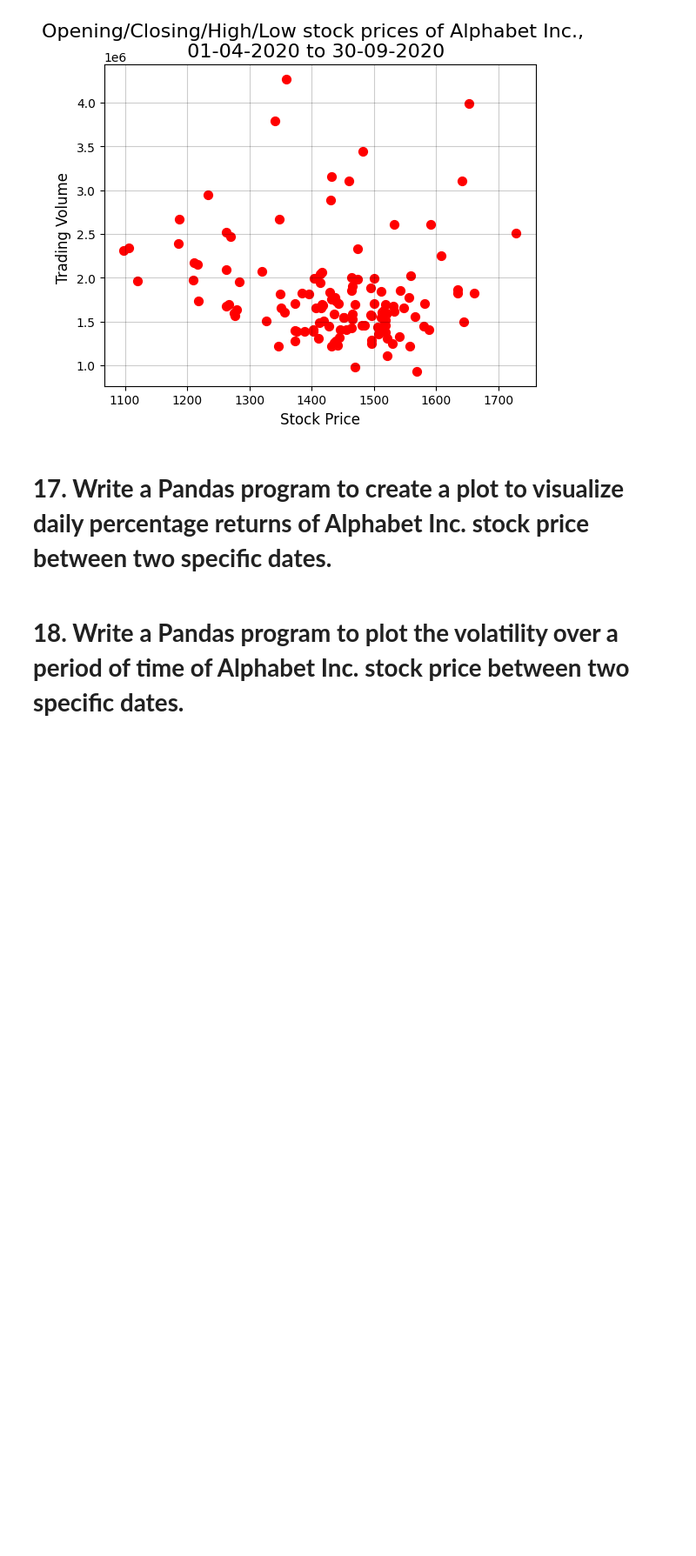
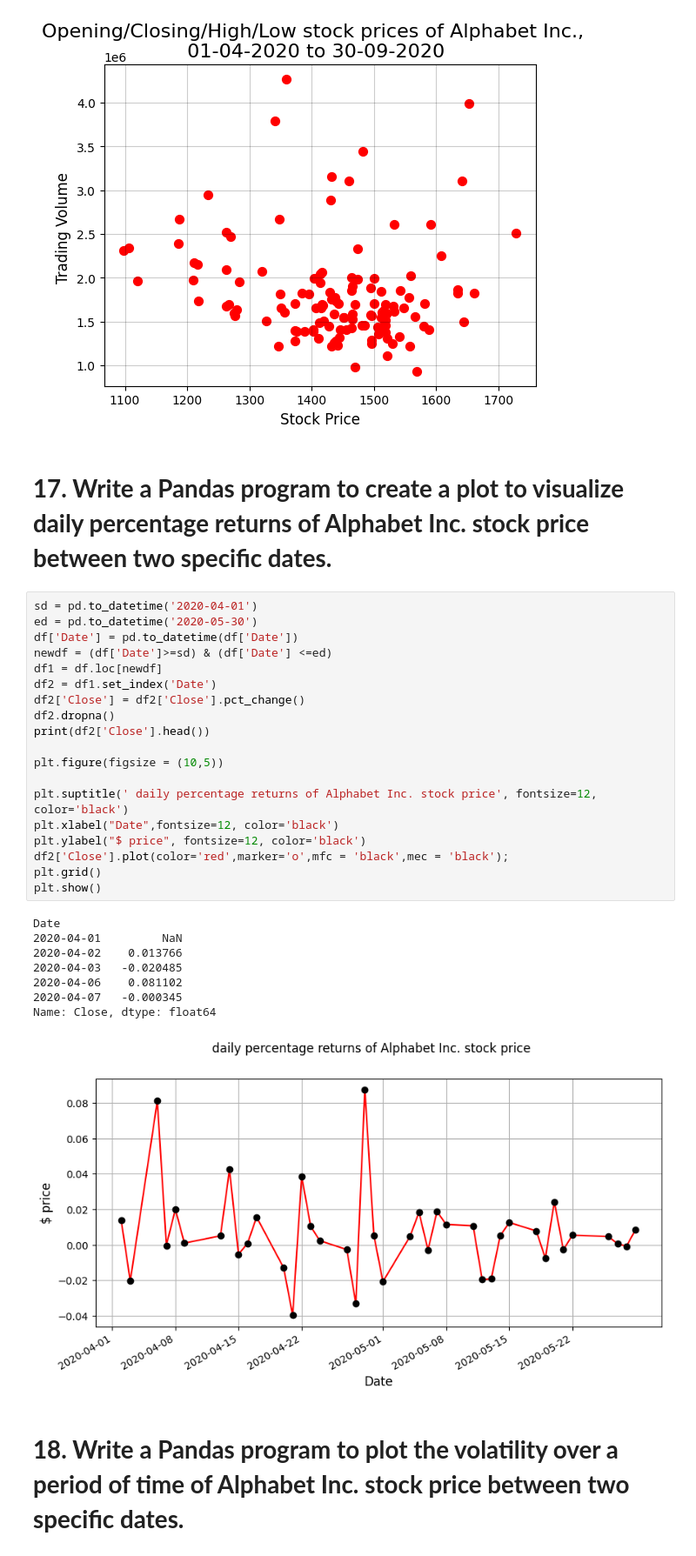
Before and after one commit to MayureshOP-max/DataAnalytics, a Jupyter notebook: Assignment_6.ipynb, the cells around one changed output. Shown at 87% size. Saved outputs shown, nothing was run; the diff lists cells and outputs as text; blank space fills up the shorter version.

```diff
--- a/Assignment_6.ipynb
+++ b/Assignment_6.ipynb
@@ -384,5 +427,33 @@ plt.show()
 [figure]
 # %% [markdown]
 # **17. Write a Pandas program to create a plot to visualize daily percentage returns of Alphabet Inc. stock price between two specific dates.**
+# %%
+sd = pd.to_datetime('2020-04-01')
+ed = pd.to_datetime('2020-05-30')
+df['Date'] = pd.to_datetime(df['Date'])
+newdf = (df['Date']>=sd) & (df['Date'] <=ed)
+df1 = df.loc[newdf]
+df2 = df1.set_index('Date')
+df2['Close'] = df2['Close'].pct_change()
+df2.dropna()
+print(df2['Close'].head())
+
+plt.figure(figsize = (10,5))
+
+plt.suptitle(' daily percentage returns of Alphabet Inc. stock price', fontsize=12, color='black')
+plt.xlabel("Date",fontsize=12, color='black')
+plt.ylabel("$ price", fontsize=12, color='black')
+df2['Close'].plot(color='red',marker='o',mfc = 'black',mec = 'black');
+plt.grid()
+plt.show()
+# %% [output]
+Date
+2020-04-01         NaN
+2020-04-02    0.013766
+2020-04-03   -0.020485
+2020-04-06    0.081102
+2020-04-07   -0.000345
+Name: Close, dtype: float64
+[figure, added]
 # %% [markdown]
 # **18. Write a Pandas program to plot the volatility over a period of time of Alphabet Inc. stock price between two specific dates.**
```
Also changed, not shown: parts of 10 cells of this notebook.
